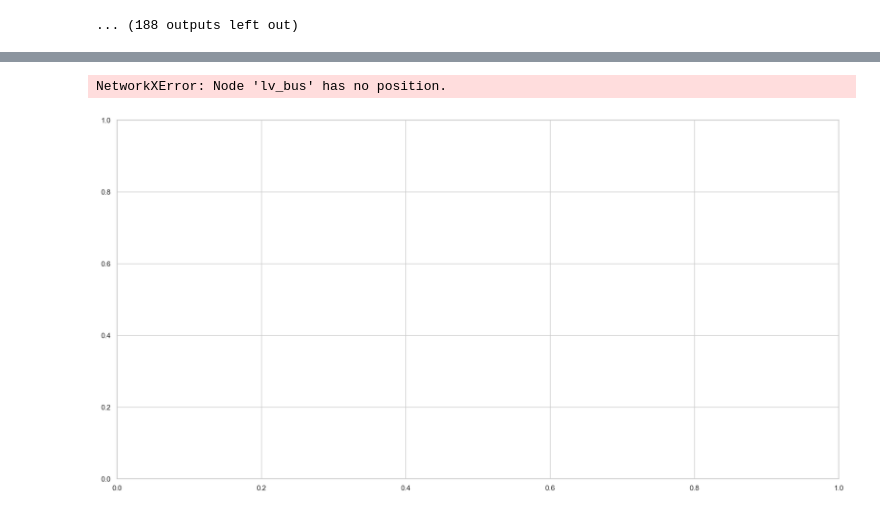
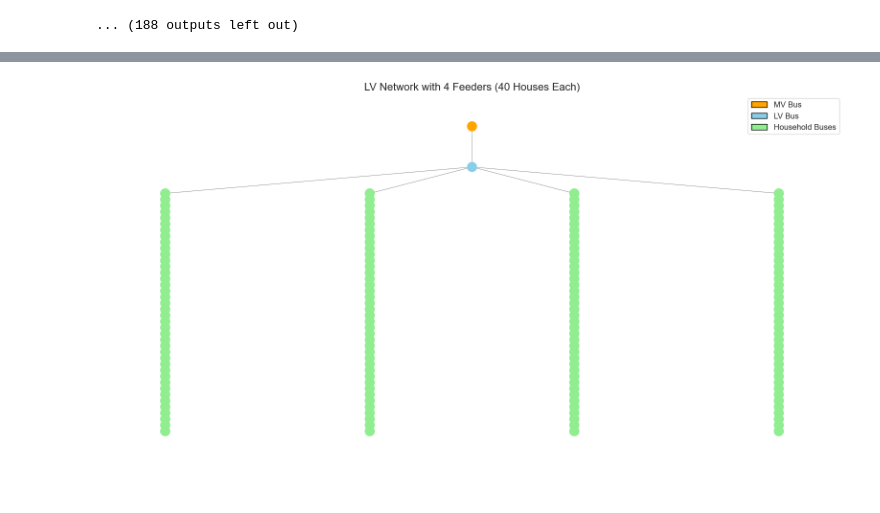
Before and after one commit to LarisaPetrakova/Integration-of-LCTs-in-LV-grids-Masters-Dissertation, a Jupyter notebook: Scenarios_generation_automation_with_insulation.ipynb, the cells around one changed output, grey strips where cells are left out. Cells and saved outputs as stored; diff of their text form; code cells hidden in the pictures.

```diff
--- a/Scenarios_generation_automation_with_insulation.ipynb
+++ b/Scenarios_generation_automation_with_insulation.ipynb
@@ -551,7 +488,60 @@ def plot_lv_network_4feeders(network, n_feeders=4, houses_per_feeder=40, y_spaci
-# %%
-plot_lv_network_4feeders(network, y_spacing=0.3)
-# %% [output]
-NetworkXError: Node 'lv_bus' has no position.
-[figure, removed]
+# %%
+
+import networkx as nx
+from matplotlib.patches import Patch
+
+def plot_lv_network_single_lv_bus(network, n_feeders=4, houses_per_feeder=40, y_spacing=1.0, title="LV Network with 4 Feeders (40 Houses Each)"):
+    G = network.graph()
+
+    # Layout dictionary
+    layout = {}
+
+    # Center MV bus
+    x_center = (n_feeders + 1) * 2
+    layout["mv_bus"] = (x_center, n_feeders + 4)
+
+    # Single LV bus (same for all feeders)
+    layout["lv_bus"] = (x_center, n_feeders + 2)
+
+    # Place houses per feeder (spread horizontally by feeder)
+    for f in range(1, n_feeders + 1):
+        x_pos = f * 4
+        for i in range(1, houses_per_feeder + 1):
+            house_bus = f"feeder_{f}_house_{i}_bus"
+            layout[house_bus] = (x_pos, n_feeders + 1 - i * y_spacing)
+     # Assign colors
+    node_colors = []
+    for node in G.nodes:
+        if node == "mv_bus":
+            node_colors.append("orange")
+        elif node == "lv_bus":
+            node_colors.append("skyblue")
+        elif "house" in node:
+            node_colors.append("lightgreen")
+        else:
+            node_colors.append("grey")
+
+    # Legend
+    legend_elements = [
+        Patch(facecolor='orange', edgecolor='black', label='MV Bus'),
+        Patch(facecolor='skyblue', edgecolor='black', label='LV Bus'),
+        Patch(facecolor='lightgreen', edgecolor='black', label='Household Buses'),
+    ]
+
+    # Draw
+    fig, ax = plt.subplots(figsize=(20, 10))
+    nx.draw(G, pos=layout, with_labels=False,
+            node_color=node_colors, node_size=200,
+            edge_color="gray", width=0.6, ax=ax)
+
+    ax.set_title(title, fontsize=16)
+    ax.legend(handles=legend_elements, loc="upper right", fontsize=12, frameon=True)
+    plt.axis("off")
+    plt.savefig('Results/new/Plots/LV_network_scheme.png', dpi = 300)
+    plt.show()
+
+plot_lv_network_single_lv_bus(network, y_spacing=0.3)
+# %% [output]
+[figure, added]
 # %%
 print(network.buses.index.tolist()[:50])  # first 50 bus names
```
Also changed, not shown: parts of 26 cells of this notebook.
